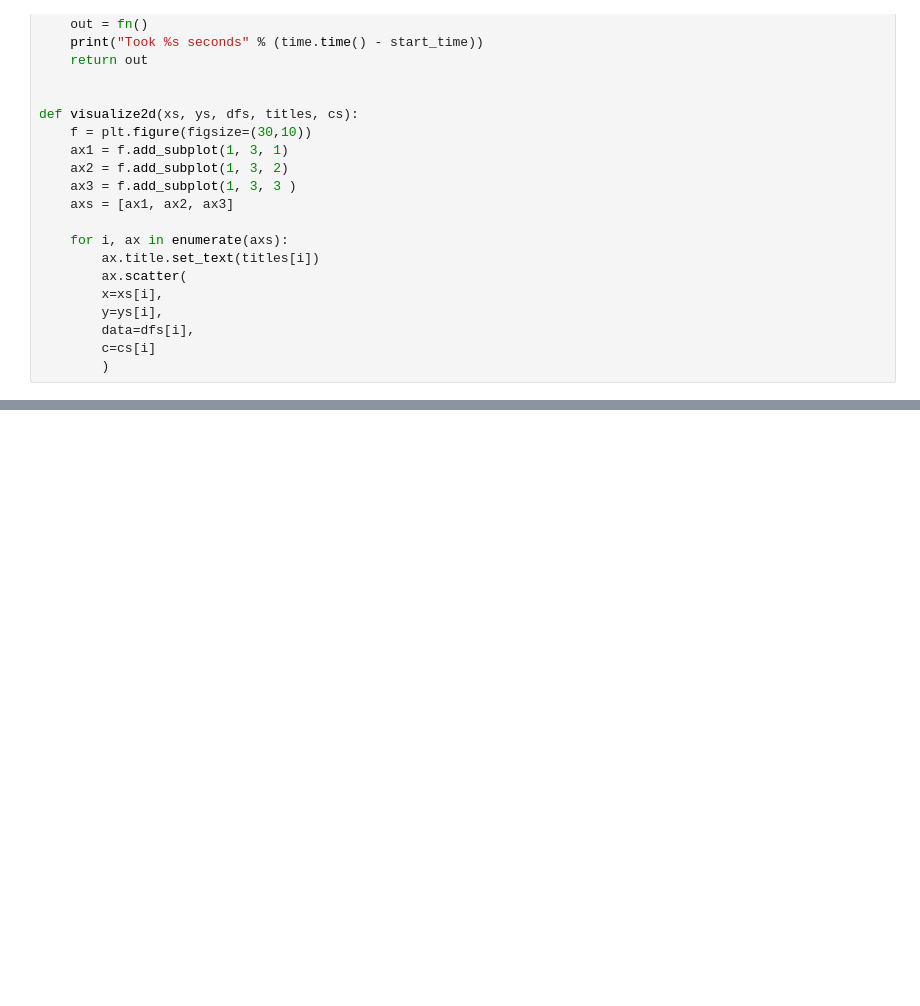
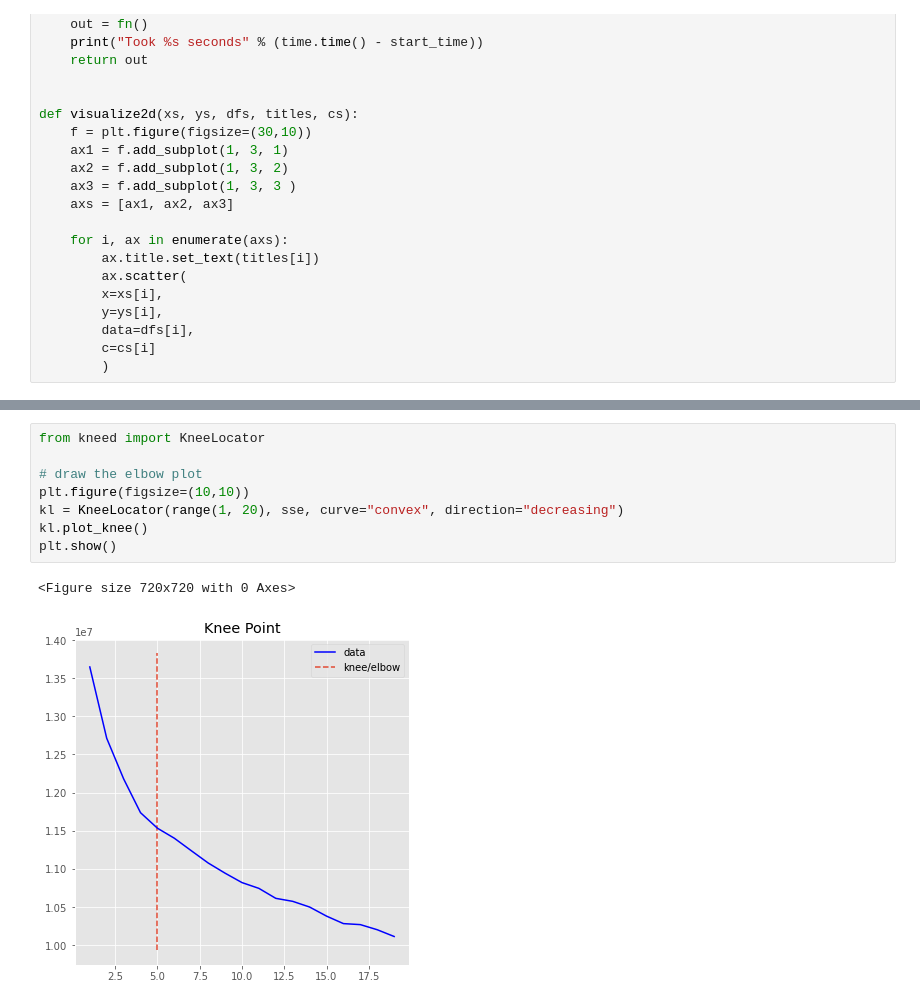
Before and after one commit to YazdanZ/ClinicalDrugResponse_CCL_LASSO, a Jupyter notebook: project.ipynb, the cells around one changed output, grey strips where cells are left out. Saved outputs shown, nothing was run; the diff lists cells and outputs as text; blank space fills up the shorter version.

```diff
--- a/project.ipynb
+++ b/project.ipynb
@@ -135,2 +147,13 @@ plt.plot(k_range, sse)
+# %%
+from kneed import KneeLocator
+
+# draw the elbow plot
+plt.figure(figsize=(10,10))
+kl = KneeLocator(range(1, 20), sse, curve="convex", direction="decreasing")
+kl.plot_knee()
+plt.show()
+# %% [output]
+<Figure size 720x720 with 0 Axes>
+[figure, added]
 # %%
 kmeans = KMeans(n_clusters=3, random_state=0)
```
Also changed, not shown: parts of 12 cells of this notebook.
